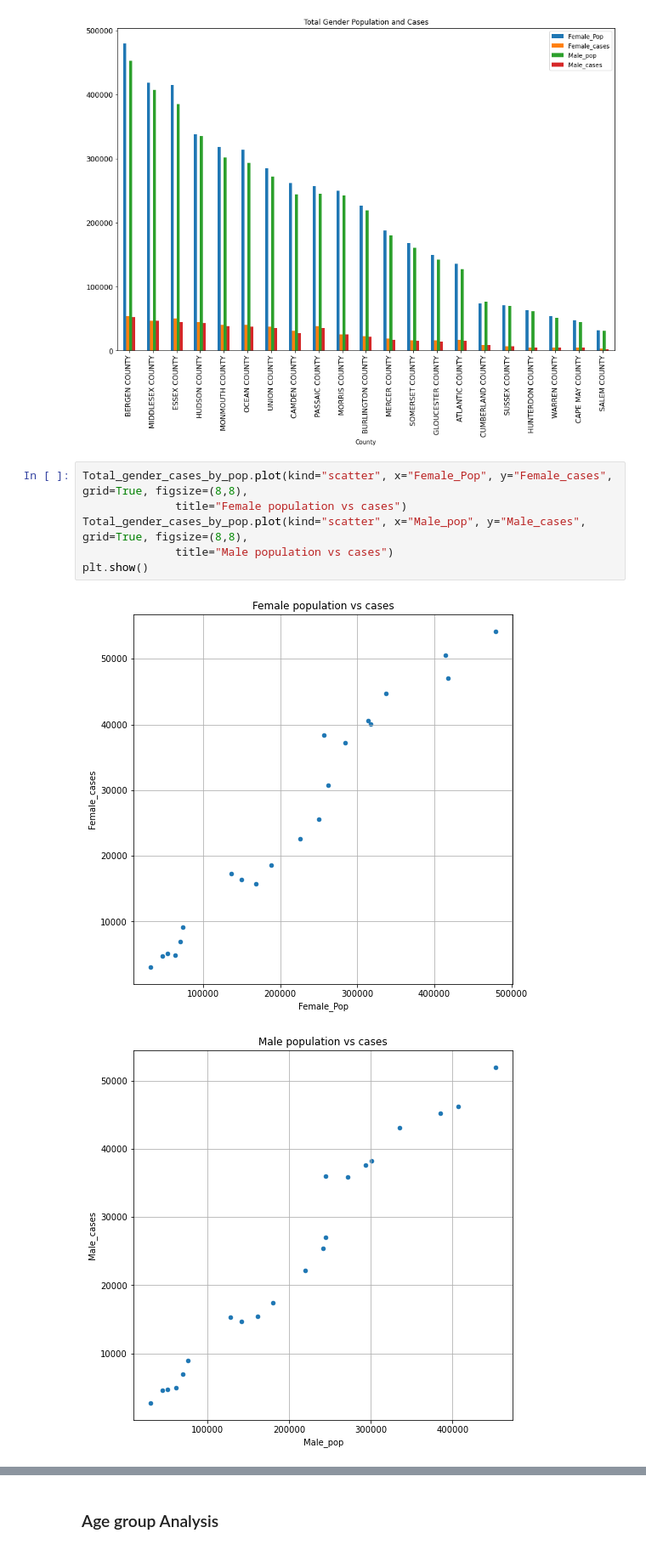
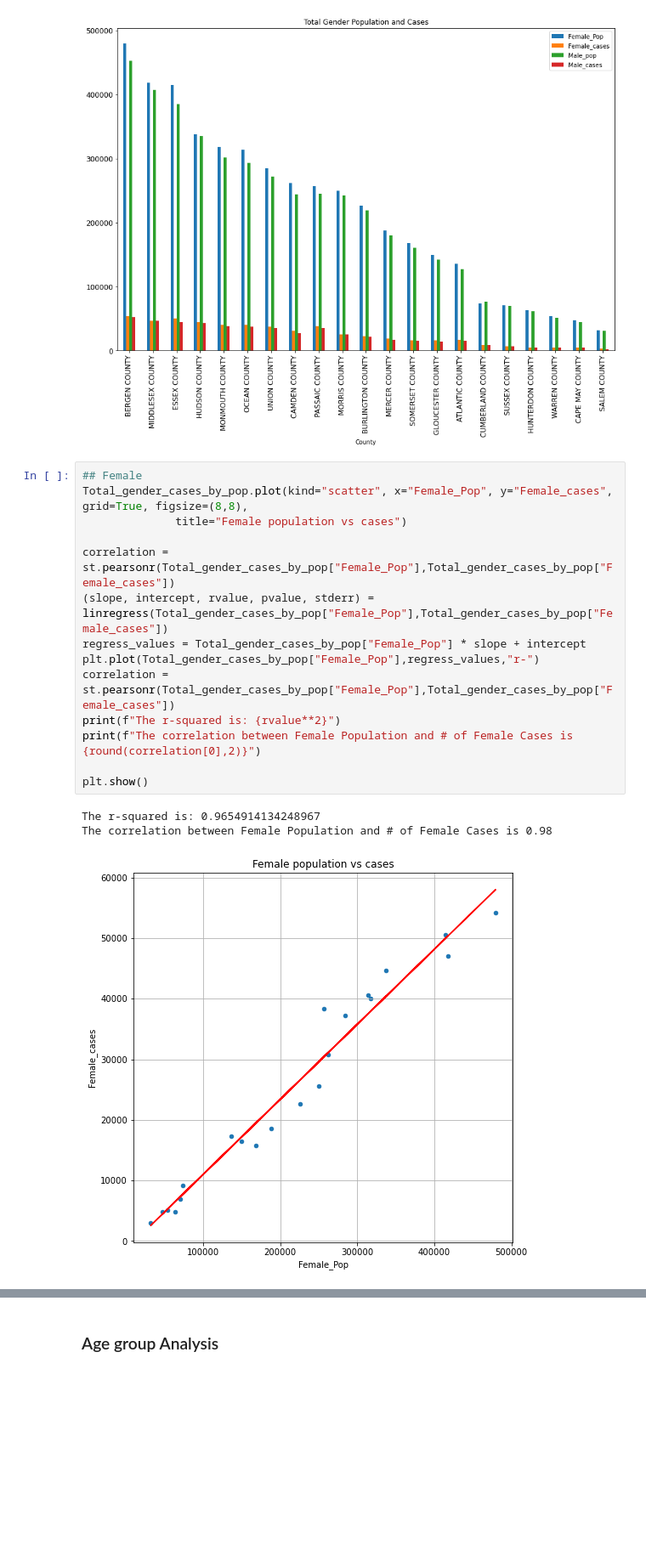
Before and after one commit to melissadiep94/covid19-project, a Jupyter notebook: Age_Gender_Population_per_County_API.ipynb, the cells around one changed output, grey strips where cells are left out. Shown at 85% size. Cells and saved outputs as stored; diff of their text form; blank space fills up the shorter version.

```diff
--- a/Age_Gender_Population_per_County_API.ipynb
+++ b/Age_Gender_Population_per_County_API.ipynb
@@ -250,12 +269,21 @@ gender_bar_chart
 # %% [output]
 <matplotlib.axes._subplots.AxesSubplot at 0x...>
 [figure]
-# %%
-Total_gender_cases_by_pop.plot(kind="scatter", x="Female_Pop", y="Female_cases", grid=True, figsize=(8,8),
-              title="Female population vs cases")
-Total_gender_cases_by_pop.plot(kind="scatter", x="Male_pop", y="Male_cases", grid=True, figsize=(8,8),
-              title="Male population vs cases")
-plt.show()
-# %% [output]
-[figure, removed]
-[figure, removed]
+# %%
+## Female
+Total_gender_cases_by_pop.plot(kind="scatter", x="Female_Pop", y="Female_cases", grid=True, figsize=(8,8),
+              title="Female population vs cases")
+
+correlation = st.pearsonr(Total_gender_cases_by_pop["Female_Pop"],Total_gender_cases_by_pop["Female_cases"])
+(slope, intercept, rvalue, pvalue, stderr) = linregress(Total_gender_cases_by_pop["Female_Pop"],Total_gender_cases_by_pop["Female_cases"])
+regress_values = Total_gender_cases_by_pop["Female_Pop"] * slope + intercept
+plt.plot(Total_gender_cases_by_pop["Female_Pop"],regress_values,"r-")
+correlation = st.pearsonr(Total_gender_cases_by_pop["Female_Pop"],Total_gender_cases_by_pop["Female_cases"])
+print(f"The r-squared is: {rvalue**2}")
+print(f"The correlation between Female Population and # of Female Cases is {round(correlation[0],2)}")
+
+plt.show()
+# %% [output]
+The r-squared is: 0.9654914134248967
+The correlation between Female Population and # of Female Cases is 0.98
+[figure, added]
```
Also changed, not shown: parts of 7 cells of this notebook.
